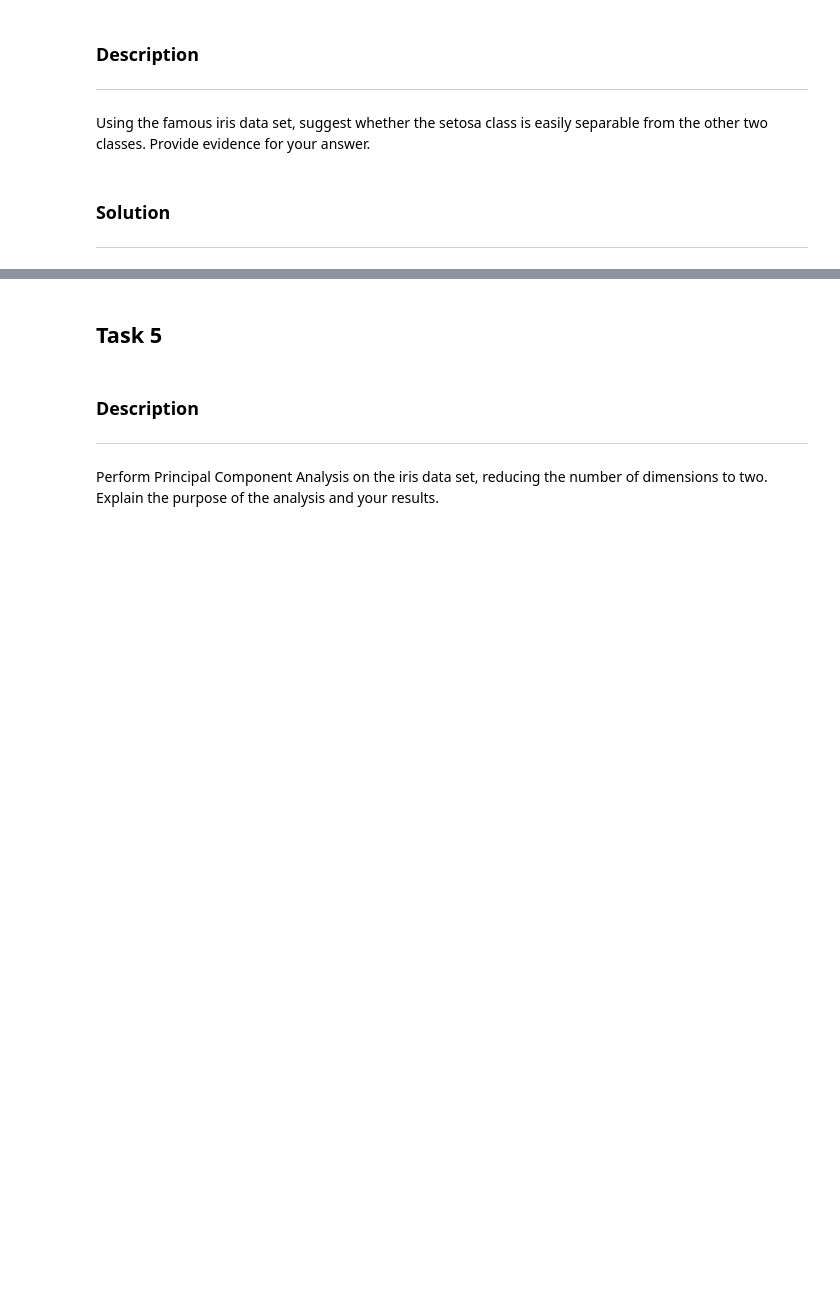
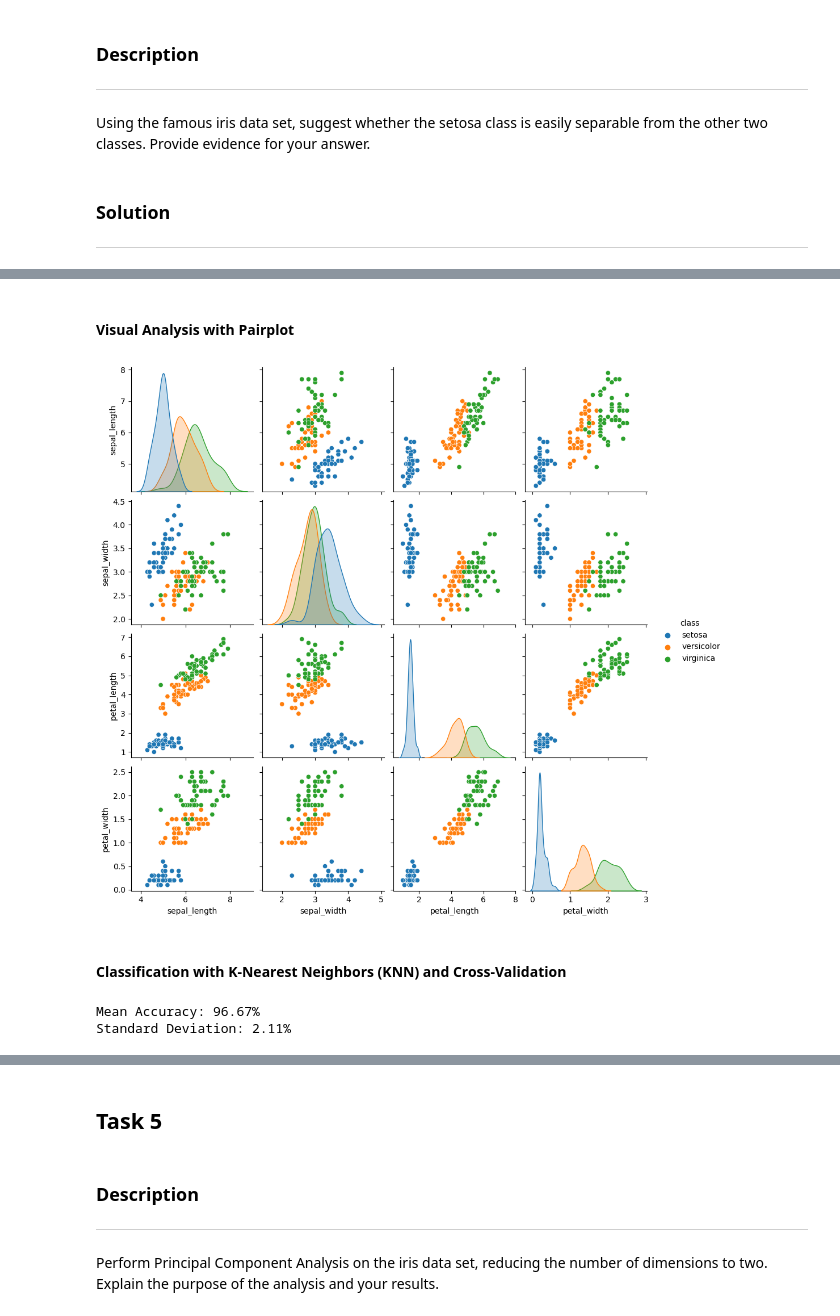
Before and after one commit to dariairad/mls-assessment, a Jupyter notebook: tasks.ipynb, the cells around one changed output, grey strips where cells are left out. Saved outputs shown, nothing was run; the diff lists cells and outputs as text; code cells hidden in the pictures; blank space fills up the shorter version.

```diff
--- a/tasks.ipynb
+++ b/tasks.ipynb
@@ -383,0 +389,5 @@ for your answer.
+# %%
+# Loading the iris dataset from a CSV file
+iris_df = pd.read_csv('csv/iris.csv')
+
+iris_df.head()
@@ -383,0 +401,29 @@ for your answer.
+# %% [markdown]
+#### Visual Analysis with Pairplot
+# %%
+species_column = iris_df.columns[-1]
+
+# Pairplot to visualize the distributions and relationships between features
+sns.pairplot(iris_df, hue=species_column)
+plt.show()
+# %% [output]
+[figure, added]
+# %% [markdown]
+#### Classification with K-Nearest Neighbors (KNN) and Cross-Validation
+# %%
+x = iris_df.iloc[:, :-1]  # Features
+y = iris_df.iloc[:, -1]   # Target labels
+knn = KNeighborsClassifier(n_neighbors=3)
+
+# Performing 5-fold cross-validation
+cv_scores = cross_val_score(knn, X, y, cv=5)
+
+# Calculating the mean and standard deviation of the cross-validation scores
+mean_accuracy = cv_scores.mean()
+std_deviation = cv_scores.std()
+
+print(f"Mean Accuracy: {mean_accuracy:.2%}")
+print(f"Standard Deviation: {std_deviation:.2%}")
+# %% [output]
+Mean Accuracy: 96.67%
+Standard Deviation: 2.11%
```
Also changed, not shown: parts of 12 cells of this notebook.
